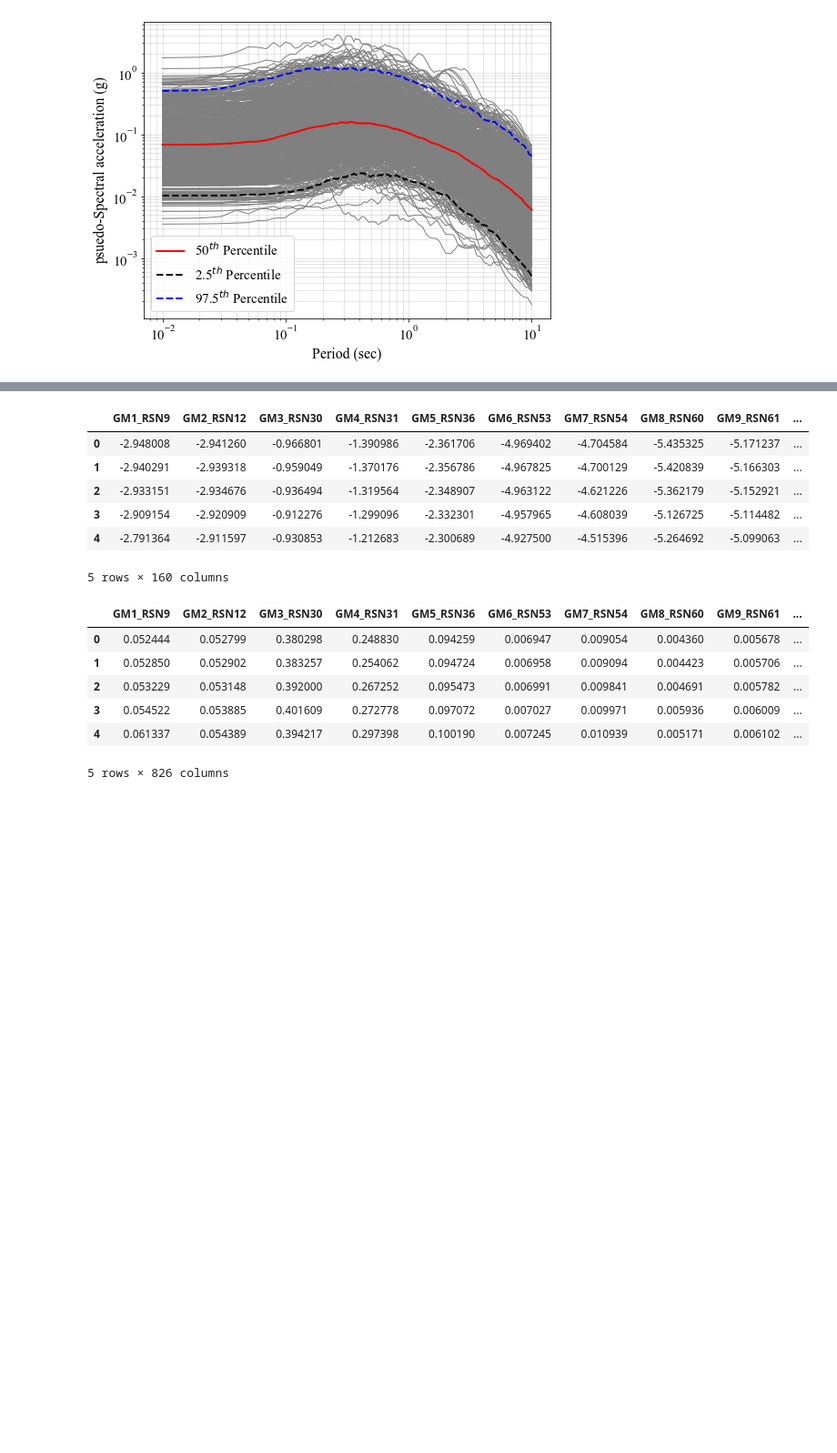
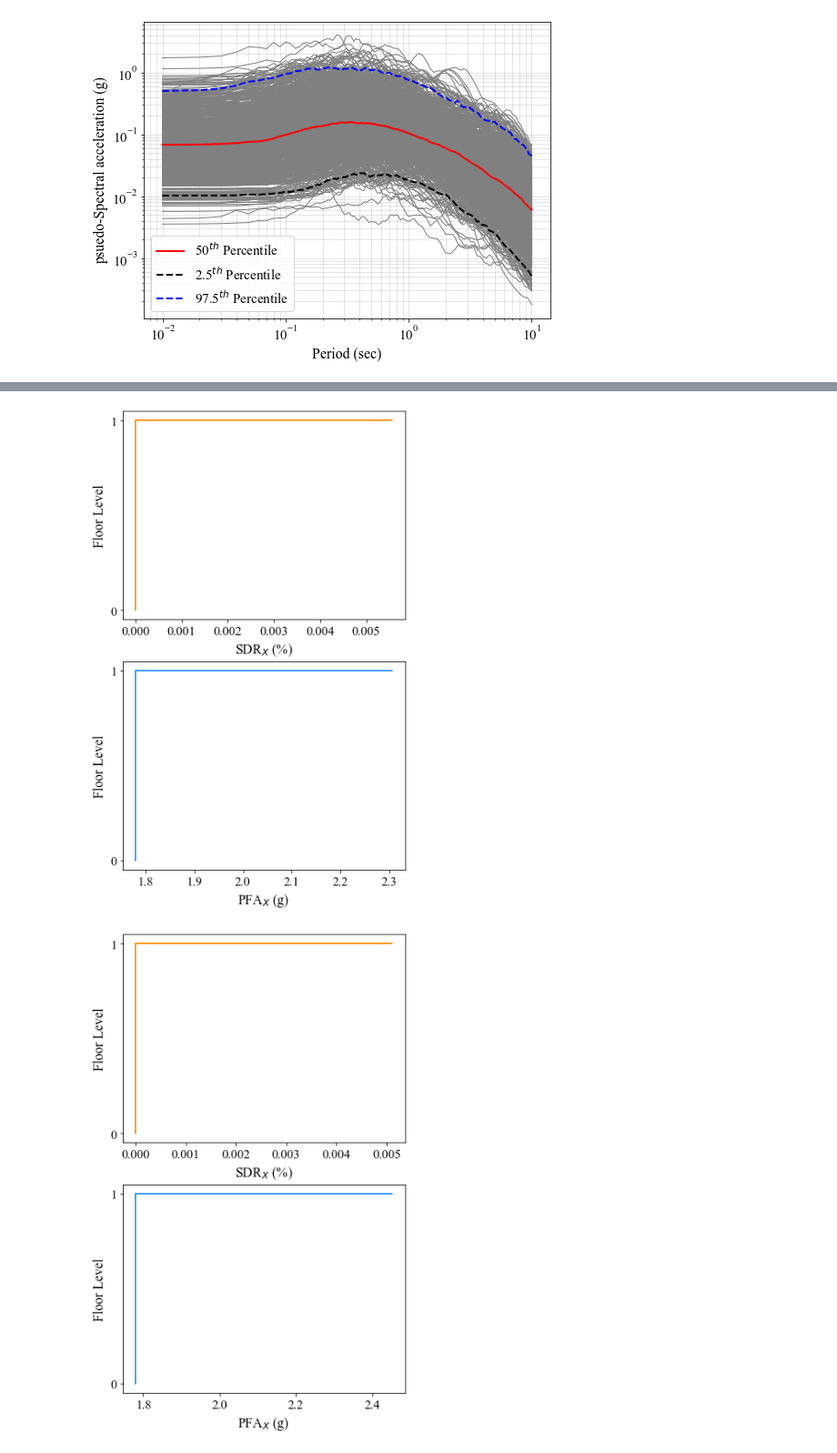
Before and after one commit to laxmandahal/IM_Study, a Jupyter notebook: Additional Graphs_Revision 1.ipynb, the cells around one changed output, grey strips where cells are left out. Shown at 91% size. Saved outputs shown, nothing was run; the diff lists cells and outputs as text; code cells hidden in the pictures; blank space fills up the shorter version.

Commit message:
add additional graphs

```diff
--- a/Additional Graphs_Revision 1.ipynb
+++ b/Additional Graphs_Revision 1.ipynb
@@ -160,5 +139,9 @@ plt.savefig(os.path.join(baseDir, 'plots', 'spectrum_all_GMs.png'))
 # %% [output]
 [figure]
 # %%
-spectrum_rotd50.iloc[:,2:].std(axis=1)
+absDir = r'/Users/laxmandahal/Desktop/UCLA/Phd/Research/IM_study'
+with open(os.path.join(absDir, 'Codes','BuildingNames.txt'), 'r') as f:
+    BuildingList = f.read()
+BuildingList = BuildingList.split('\n')
+BuildingList
 # %% [output]
@@ -177,22 +158,14 @@ Length: 162, dtype: float64
-# %%
-a = np.log(spectrum_rotd50.iloc[:,2:len(spectrum_rotd50)])
-a.head()
-# %% [output]
-|  | GM1_RSN9 | GM2_RSN12 | GM3_RSN30 | GM4_RSN31 | GM5_RSN36 | GM6_RSN53 | GM7_RSN54 | GM8_RSN60 | GM9_RSN61 | ... |
-| 0 | -2.948008 | -2.941260 | -0.966801 | -1.390986 | -2.361706 | -4.969402 | -4.704584 | -5.435325 | -5.171237 | ... |
-| 1 | -2.940291 | -2.939318 | -0.959049 | -1.370176 | -2.356786 | -4.967825 | -4.700129 | -5.420839 | -5.166303 | ... |
-| 2 | -2.933151 | -2.934676 | -0.936494 | -1.319564 | -2.348907 | -4.963122 | -4.621226 | -5.362179 | -5.152921 | ... |
-| 3 | -2.909154 | -2.920909 | -0.912276 | -1.299096 | -2.332301 | -4.957965 | -4.608039 | -5.126725 | -5.114482 | ... |
-| 4 | -2.791364 | -2.911597 | -0.930853 | -1.212683 | -2.300689 | -4.927500 | -4.515396 | -5.264692 | -5.099063 | ... |
-5 rows × 160 columns
-# %%
-a = spectrum_rotd50.iloc[:,2:]
-a.head()
-# %% [output]
-|  | GM1_RSN9 | GM2_RSN12 | GM3_RSN30 | GM4_RSN31 | GM5_RSN36 | GM6_RSN53 | GM7_RSN54 | GM8_RSN60 | GM9_RSN61 | ... |
-| 0 | 0.052444 | 0.052799 | 0.380298 | 0.248830 | 0.094259 | 0.006947 | 0.009054 | 0.004360 | 0.005678 | ... |
-| 1 | 0.052850 | 0.052902 | 0.383257 | 0.254062 | 0.094724 | 0.006958 | 0.009094 | 0.004423 | 0.005706 | ... |
-| 2 | 0.053229 | 0.053148 | 0.392000 | 0.267252 | 0.095473 | 0.006991 | 0.009841 | 0.004691 | 0.005782 | ... |
-| 3 | 0.054522 | 0.053885 | 0.401609 | 0.272778 | 0.097072 | 0.007027 | 0.009971 | 0.005936 | 0.006009 | ... |
-| 4 | 0.061337 | 0.054389 | 0.394217 | 0.297398 | 0.100190 | 0.007245 | 0.010939 | 0.005171 | 0.006102 | ... |
-5 rows × 826 columns
+# %%
+T = np.array([0.13, 0.12, 0.16, 0.15, 0.22, 0.22, 0.26, 0.25, 0.49, 0.49])
+numGM = 826
+g = 980.665 ## converts GM record to cm/sec^2
+
+def compute_RotDxx_EDP(edpX, edpZ, percentile = 50):
+    angles = np.arange(0, 180, step=1)
+    radians = np.radians(angles)
+    coeffs = np.c_[np.cos(radians), np.sin(radians)]
+
+    edp_stacked = np.vstack([edpX, edpZ])
+    rotated_edp = np.dot(coeffs, edp_stacked)
+    percentile_edp = np.percentile(rotated_edp, q = percentile, axis = 0, interpolation='linear')
+    return percentile_edp
@@ -198,0 +303,10 @@ a.head()
+# %%
+for i in range(len(BuildingList)):
+    plot_edp_profile(absDir, BuildingList, i, pairingID=1,
+                     combine_pairingIDs=False,
+                     combine_biDirectional_edp=False,
+                 save_fig=False
+                    )
+# %% [output]
+[figure, added]
+[figure, added]
```
Also changed, not shown: parts of 14 cells of this notebook, 2 other files.
